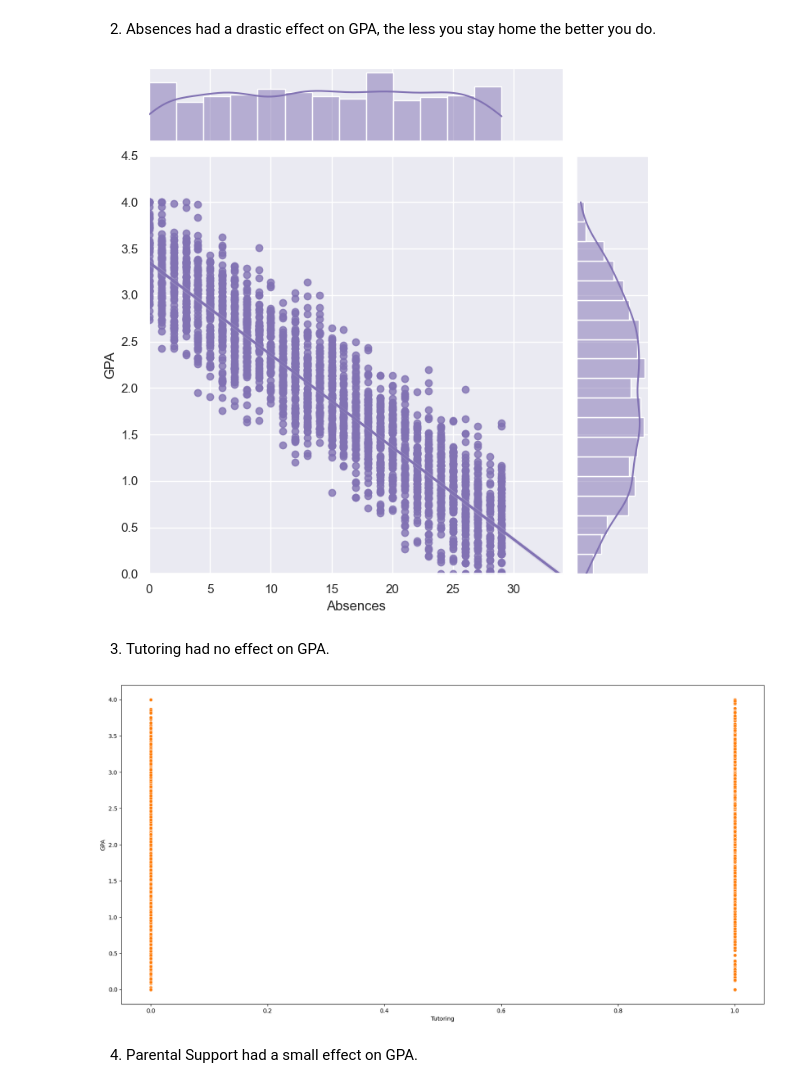
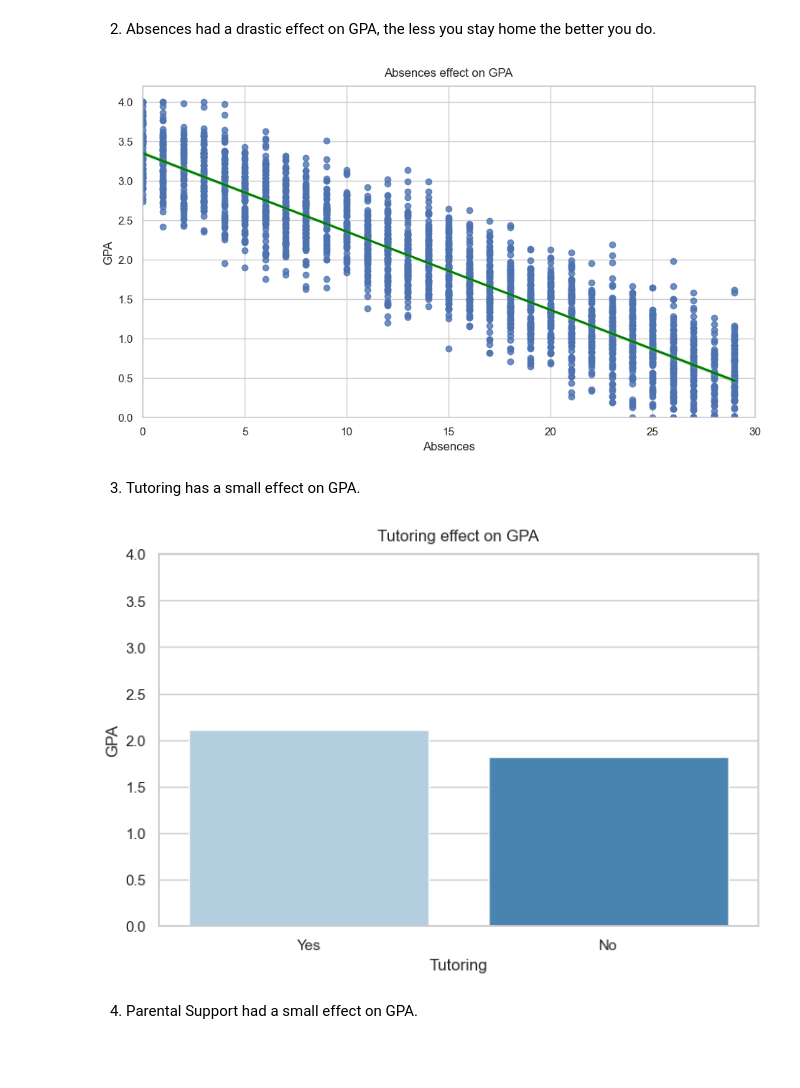
Before and after one commit to BeardedSeal77/MLG382_Guided_Project, a Jupyter notebook: Notebooks/Group T.ipynb, the cells around one changed output. Drawn from its saved outputs; the diff is of its cells as text; code cells hidden in the pictures; blank space fills up the shorter version.

```diff
--- a/Notebooks/Group T.ipynb
+++ b/Notebooks/Group T.ipynb
@@ -245,39 +244,44 @@ plt.show()
 # %% [markdown]
 2. Absences had a drastic effect on GPA, the less you stay home the better you do.
 # %%
-df_cleaned = df.drop(columns=[
-    'StudentID','Age','Gender','Ethnicity','ParentalEducation','StudyTimeWeekly','Tutoring','ParentalSupport','Extracurricular','Sports','Music','Volunteering','GradeClass'
-])
-# Set the seaborn theme
-sns.set_theme(style="darkgrid")
 
-# Assuming df_cleaned is your DataFrame with 'Absences' and 'GPA' columns
-# Create a jointplot with regression line
-g = sns.jointplot(x="Absences", y="GPA", data=df_cleaned,
-                  kind="reg", truncate=False,
-                  xlim=(0, df_cleaned['Absences'].max() + 5),  # Adjust x-limit dynamically
-                  ylim=(0, df_cleaned['GPA'].max() + 0.5),    # Adjust y-limit dynamically
-                  color="m", height=7)
+# Remove Unneeded Variables
+df_cleaned = df.drop(columns=['StudentID','Age','Gender','Ethnicity','ParentalEducation','StudyTimeWeekly','Tutoring','ParentalSupport','Extracurricular','Sports','Music','Volunteering','GradeClass'])
 
+# Scatter plot with regression line
+plt.figure(figsize=(11, 6))
+sns.regplot(x="Absences", y="GPA", data=df_cleaned, color="b", line_kws={'color':'green'})
+
+# Axis limits
+plt.xlim(0, df_cleaned['Absences'].max() + 1)
+plt.ylim(0, df_cleaned['GPA'].max() + 0.2)
+
+plt.title("Absences effect on GPA", pad=10)
 plt.show()
 # %% [output]
-[figure, old version]
+[figure, new version]
 # %% [markdown]
-3. Tutoring had no effect on GPA.
+3. Tutoring has a small effect on GPA.
 # %%
-df_cleaned = df.drop(columns=[
-    'StudentID','Age','Gender','Ethnicity','ParentalEducation','StudyTimeWeekly','Absences','ParentalSupport','Extracurricular','Sports','Music','Volunteering','GradeClass'
-])
-# Outer Figure Size
-plt.figure(figsize=(20, 10))
-for i, col in enumerate(df_cleaned.columns):
- sns.scatterplot(data=df, x='Tutoring', y='GPA')
-plt.show()
+# Remove Unneeded Variables
+df_cleaned = df.drop(columns=['StudentID','Age','Gender','Ethnicity','ParentalEducation','StudyTimeWeekly','ParentalSupport','Extracurricular','Sports','Music','Volunteering','GradeClass','Absences'])
 
-## this is either yes or no, we cannot see how many are on yes or no...
-## we need histograms / bar charts
+# Display 0 as NO and 1 As Yes
+if "Tutoring" in df_cleaned.columns: df_cleaned["Tutoring"] = df_cleaned["Tutoring"].map({0: "No", 1: "Yes"})
+
+# Plot
+if all(col in df_cleaned.columns for col in ["Tutoring", "GPA"]):
+    plt.figure(figsize=(8, 5))
+    sns.barplot( data=df_cleaned, x="Tutoring", y="GPA", errorbar=None, palette="Blues", hue="Tutoring" )
+
+    # Lable Axis and Titel
+    plt.title("Tutoring effect on GPA", pad=10)
+    plt.xlabel("Tutoring")
+    plt.ylabel("GPA")
+    plt.ylim(0, 4.0)
+    plt.show()
 # %% [output]
-[figure, old version]
+[figure, new version]
 # %% [markdown]
 4. Parental Support had a small effect on GPA.
 # %%
```
Also changed, not shown: parts of 15 cells of this notebook, 1 other file.
